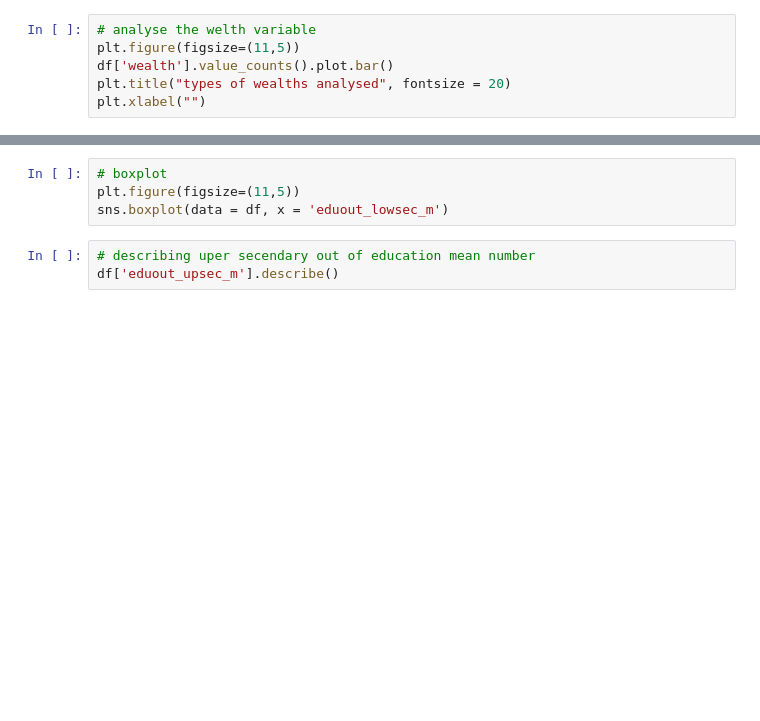
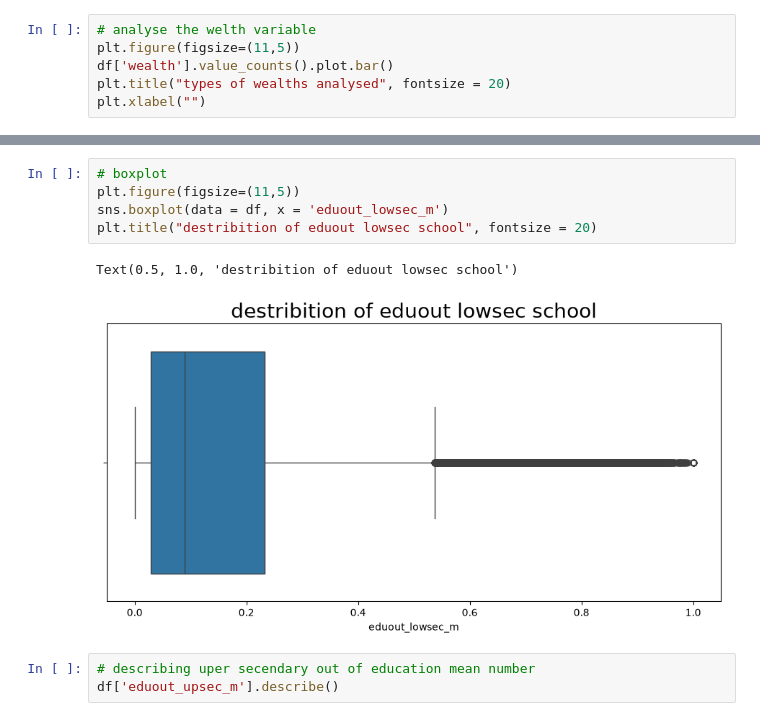
Before and after one commit to Oussama-33v/World-inequality-on-education-UNESCO-studies-fill-rouge-project-, a Jupyter notebook: Notebooks/EDA.ipynb, the cells around one changed output, grey strips where cells are left out. Drawn from its saved outputs; the diff is of its cells as text; blank space fills up the shorter version.

```diff
--- a/Notebooks/EDA.ipynb
+++ b/Notebooks/EDA.ipynb
@@ -92,7 +194,11 @@ sns.histplot(data = df, x = 'eduout_lowsec_m')
 # %%
 # boxplot
 plt.figure(figsize=(11,5))
 sns.boxplot(data = df, x = 'eduout_lowsec_m')
+plt.title("destribition of eduout lowsec school", fontsize = 20)
+# %% [output]
+Text(0.5, 1.0, 'destribition of eduout lowsec school')
+[figure, added]
 # %%
 # describing uper secendary out of education mean number
 df['eduout_upsec_m'].describe()
```
Also changed, not shown: parts of 20 cells of this notebook, 5 other files.
